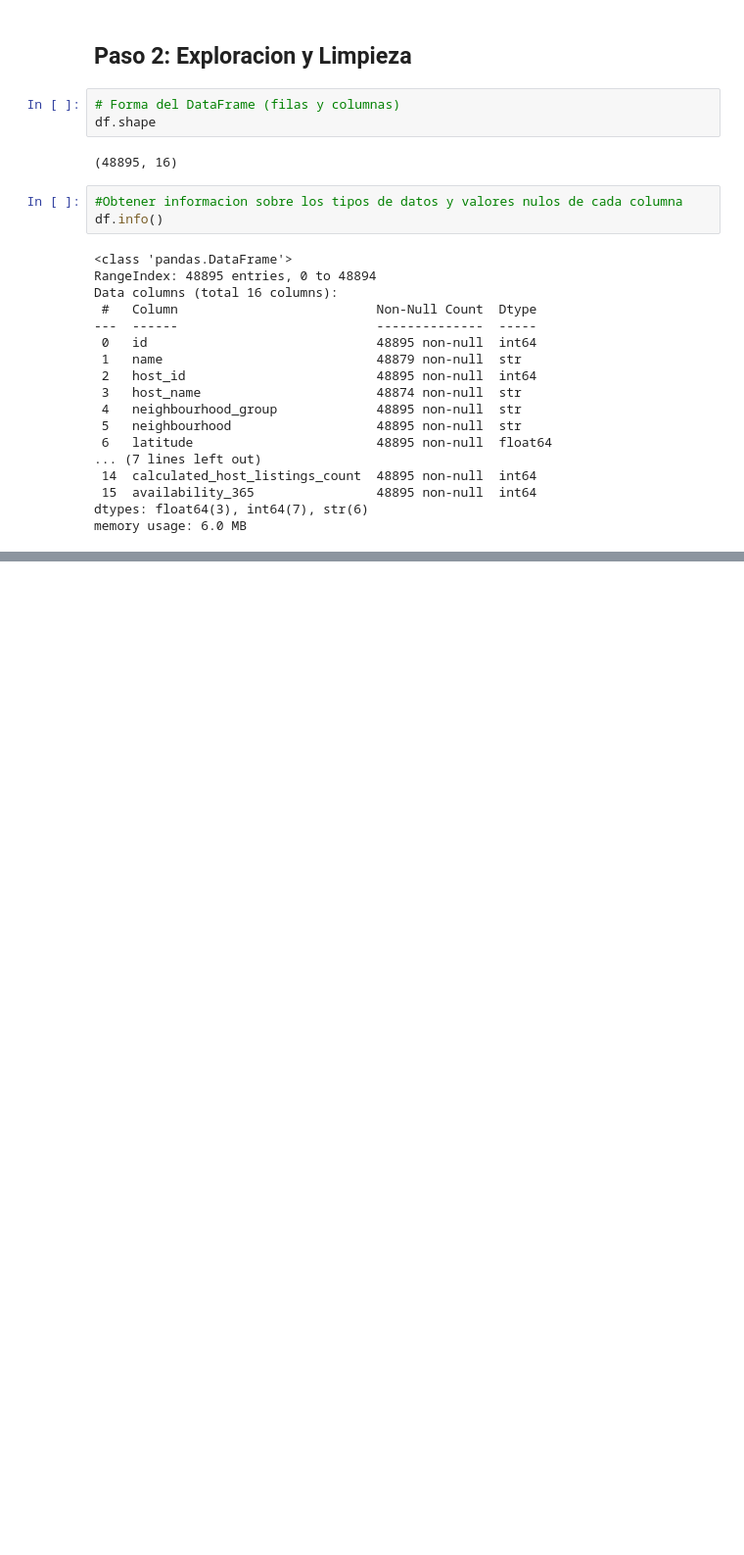
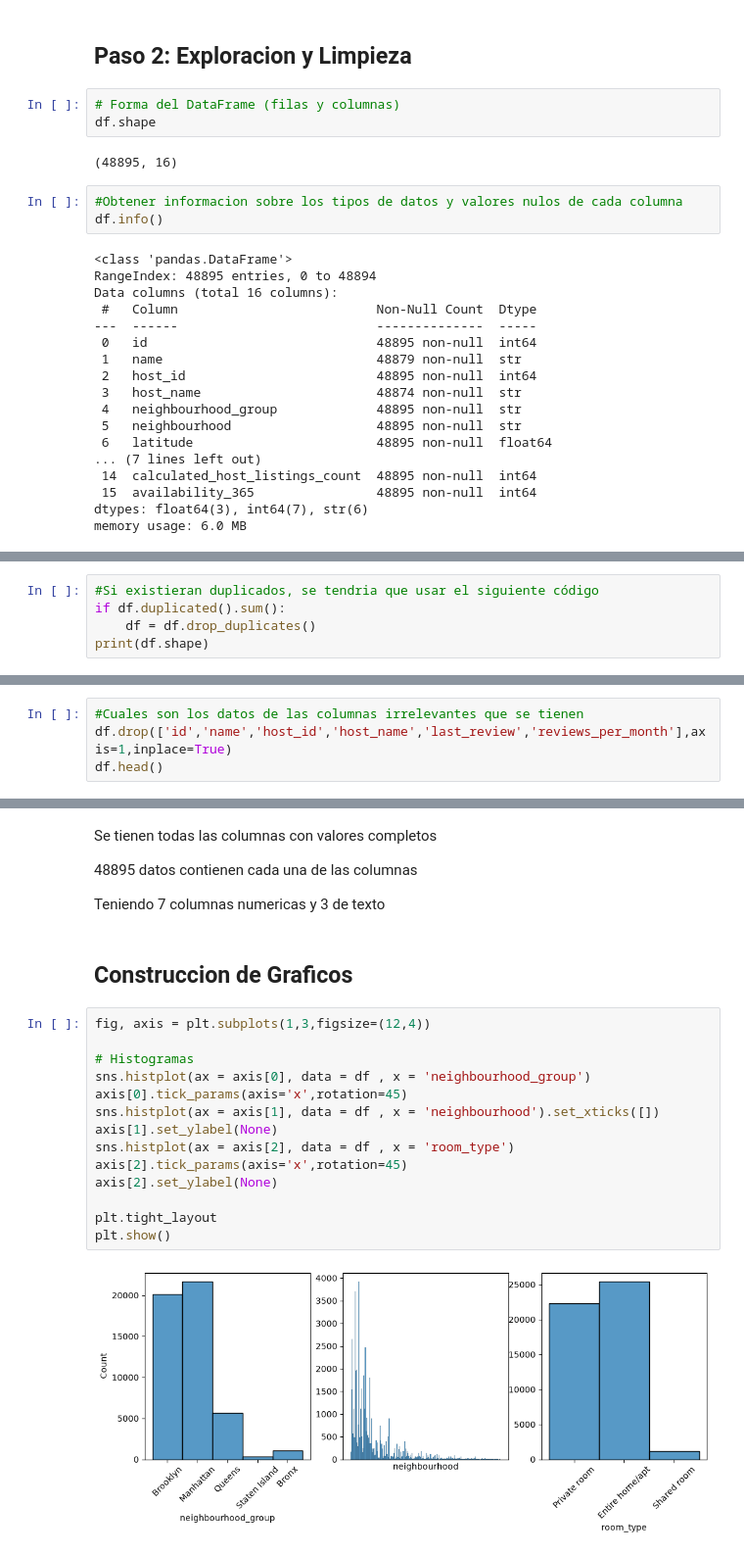
Before and after one commit to veronicasuarezvidal-eng/Machinelearning, a Jupyter notebook: src/explore.ipynb, the cells around one changed output, grey strips where cells are left out. Shown at 98% size. Drawn from its saved outputs; the diff is of its cells as text; blank space fills up the shorter version.

```diff
--- a/src/explore.ipynb
+++ b/src/explore.ipynb
@@ -59,0 +72,5 @@ NameError: name 'total_data' is not defined
+# %%
+#Si existieran duplicados, se tendria que usar el siguiente código
+if df.duplicated().sum():
+    df = df.drop_duplicates()
+print(df.shape)
@@ -59,0 +91,4 @@ NameError: name 'total_data' is not defined
+# %%
+#Cuales son los datos de las columnas irrelevantes que se tienen
+df.drop(['id','name','host_id','host_name','last_review','reviews_per_month'],axis=1,inplace=True)
+df.head()
@@ -59,0 +132,24 @@ NameError: name 'total_data' is not defined
+# %% [markdown]
+Se tienen todas las columnas con valores completos
+
+48895 datos contienen cada una de las columnas
+
+Teniendo 7 columnas numericas y 3 de texto
+# %% [markdown]
+## Construccion de Graficos
+# %%
+fig, axis = plt.subplots(1,3,figsize=(12,4))
+
+# Histogramas
+sns.histplot(ax = axis[0], data = df , x = 'neighbourhood_group')
+axis[0].tick_params(axis='x',rotation=45)
+sns.histplot(ax = axis[1], data = df , x = 'neighbourhood').set_xticks([])
+axis[1].set_ylabel(None)
+sns.histplot(ax = axis[2], data = df , x = 'room_type')
+axis[2].tick_params(axis='x',rotation=45)
+axis[2].set_ylabel(None)
+
+plt.tight_layout
+plt.show()
+# %% [output]
+[figure, added]
```
Also changed, not shown: parts of 24 cells of this notebook.
